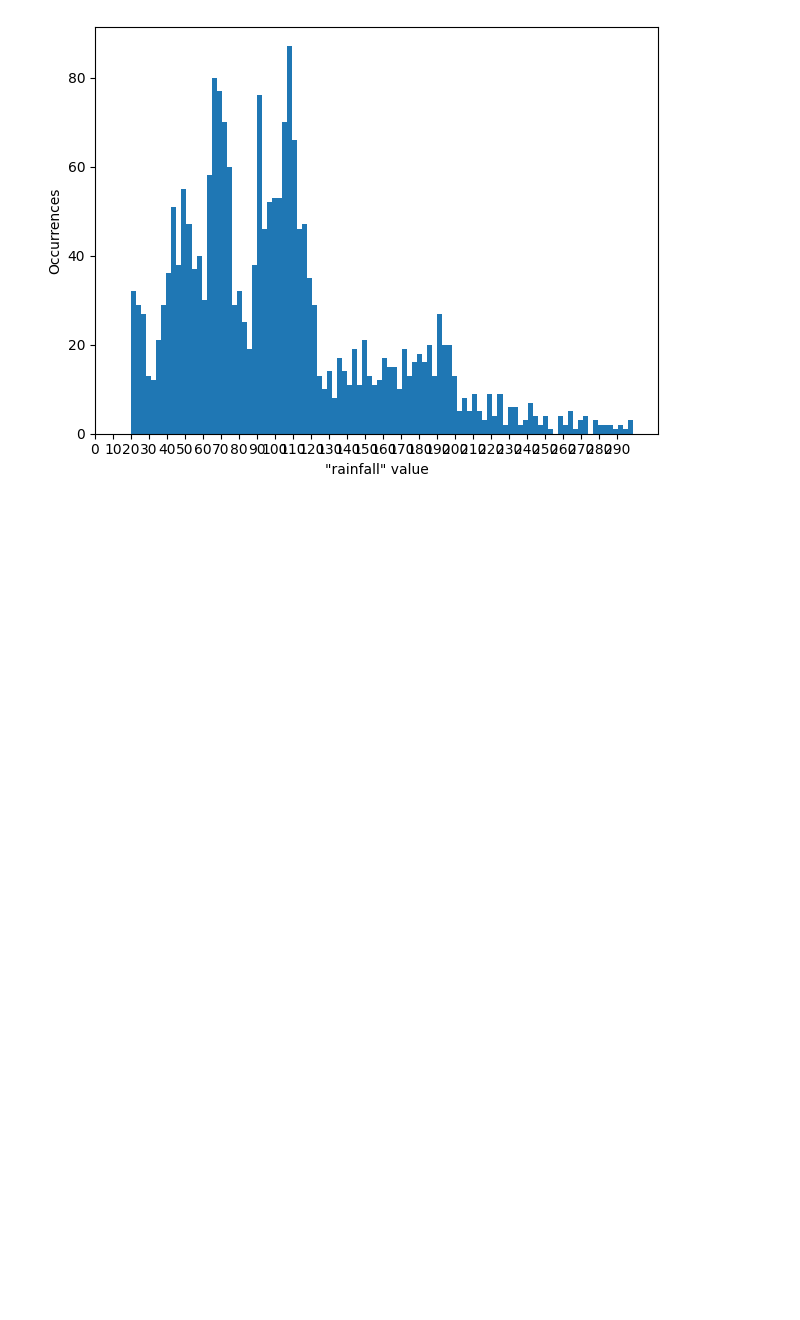
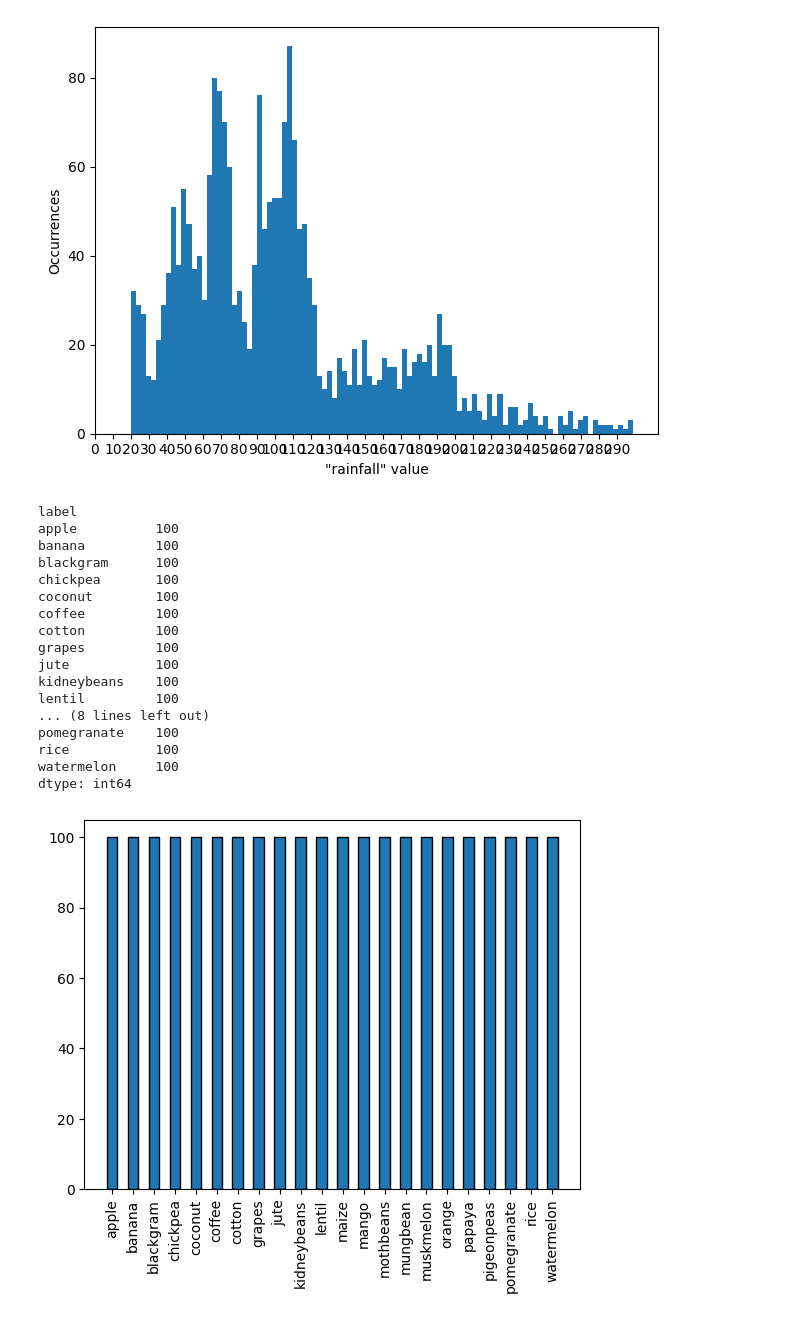
Before and after one commit to miguelmagueijo/ML-Stuff, a Jupyter notebook: CropRecommendation/main.ipynb, the cells around one changed output. Cells and saved outputs as stored; diff of their text form; code cells hidden in the pictures; blank space fills up the shorter version.

Commit message:
(CR) Add label count and histogram

```diff
--- a/CropRecommendation/main.ipynb
+++ b/CropRecommendation/main.ipynb
@@ -52,3 +52,30 @@ Information about each column:
 [figure]
  - rainfall - Max: 298.5601175; Min: 20.21126747; Mean: 103.46365541576817; Median: 94.86762427; Deviation: 54.95838852487813
 [figure]
+# %%
+all_labels = cr_df["label"].unique()
+
+print(cr_df.groupby("label").size())
+
+plt.xticks(rotation=90)
+plt.hist(cr_df["label"].sort_values(), bins=np.arange(all_labels.size + 1) - 0.5, rwidth=0.5, align="mid", ec="k")
+plt.show()
+# %% [output]
+label
+apple          100
+banana         100
+blackgram      100
+chickpea       100
+coconut        100
+coffee         100
+cotton         100
+grapes         100
+jute           100
+kidneybeans    100
+lentil         100
+... (8 lines left out)
+pomegranate    100
+rice           100
+watermelon     100
+dtype: int64
+[figure, added]
```
